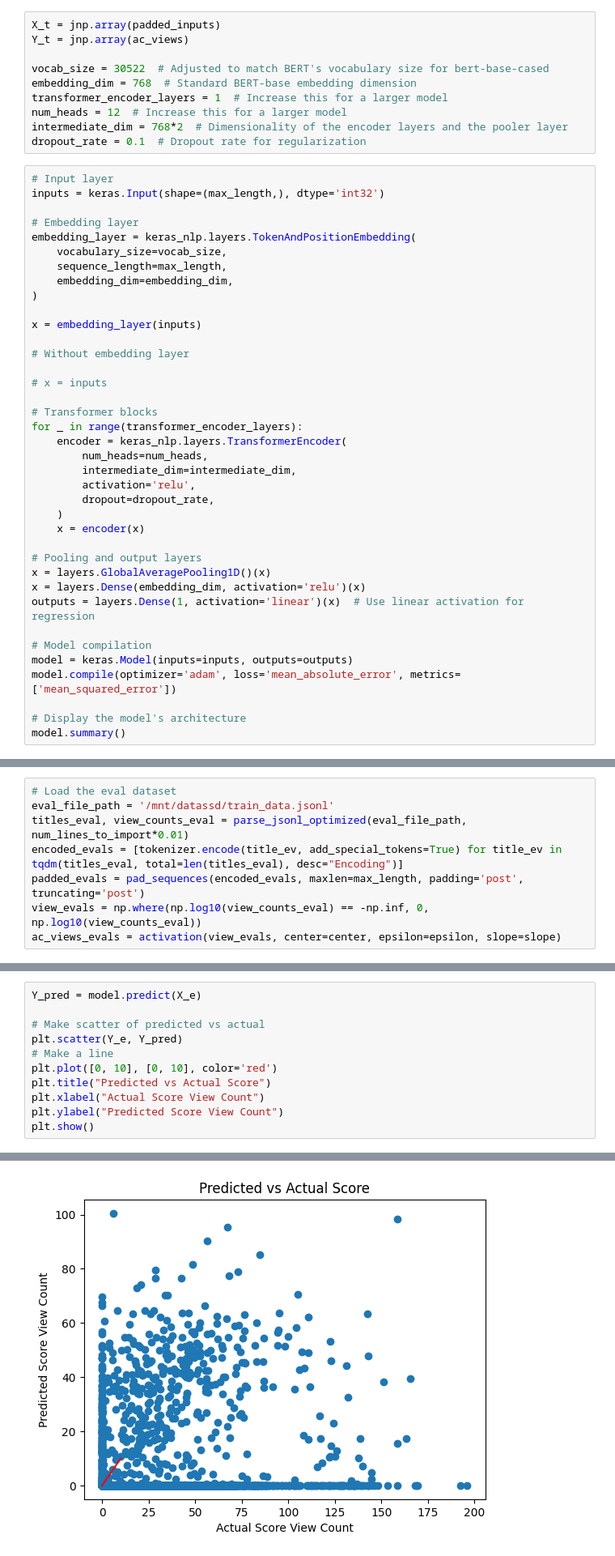
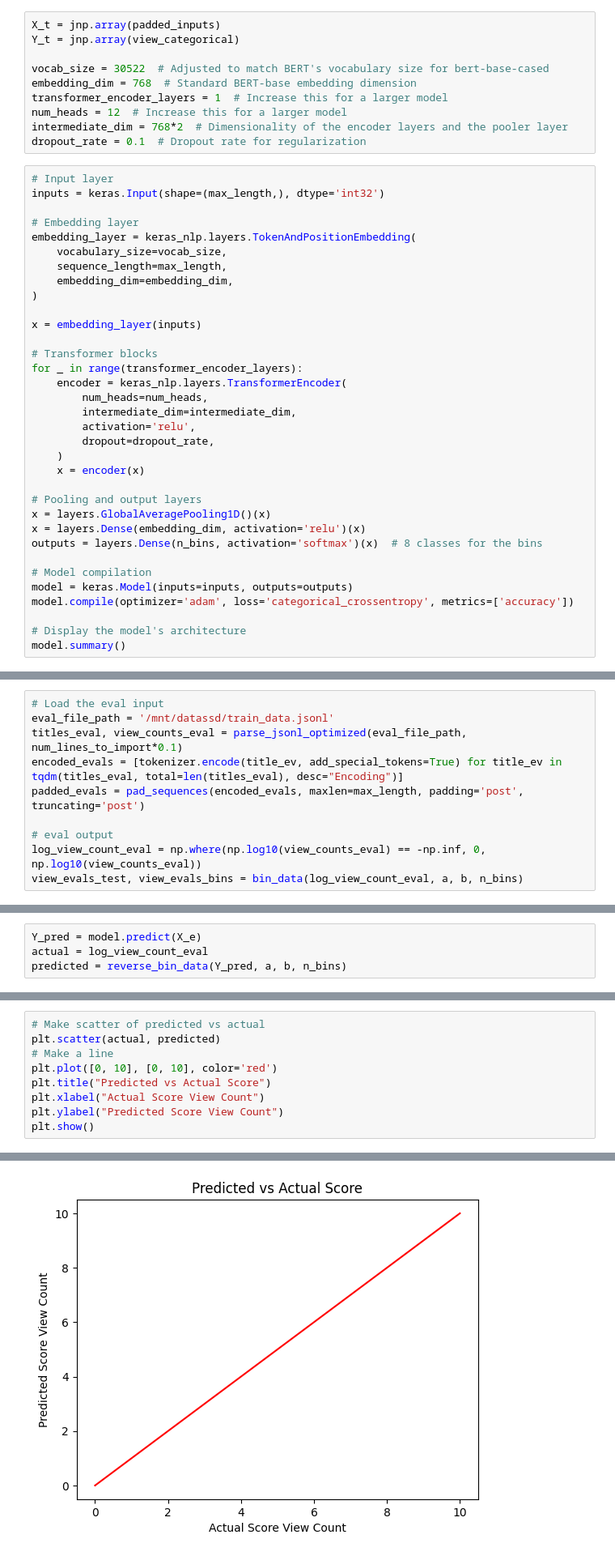
Before and after one commit to Roy3838/TitleTransformers, a Jupyter notebook: 2.0/title_model.ipynb, the cells around one changed output, grey strips where cells are left out. Shown: that part at 81% size. Cells and saved outputs as stored; diff of their text form.

Commit message:
categorical model update

```diff
--- a/2.0/title_model.ipynb
+++ b/2.0/title_model.ipynb
@@ -236,7 +235,7 @@ sample
  '[CLS] Sagittarius 2020 Forecast ~ Your Must Have Year Ahead ~ [SEP] [PAD] [PAD] [PAD] [PAD] [PAD] [PAD] [PAD] [PAD] [PAD] [PAD] [PAD] [PAD] [PAD] [PAD] [PAD] [PAD] [PAD] [PAD] [PAD] [PAD] [PAD] [PAD ...
 # %%
 X_t = jnp.array(padded_inputs)
-Y_t = jnp.array(ac_views)
+Y_t = jnp.array(view_categorical)
 
 vocab_size = 30522  # Adjusted to match BERT's vocabulary size for bert-base-cased
 embedding_dim = 768  # Standard BERT-base embedding dimension
@@ -256,10 +255,6 @@ embedding_layer = keras_nlp.layers.TokenAndPositionEmbedding(
 )
 
 x = embedding_layer(inputs)
-
-# Without embedding layer
-
-# x = inputs
 
 # Transformer blocks
 for _ in range(transformer_encoder_layers):
@@ -274,11 +269,11 @@ for _ in range(transformer_encoder_layers):
 # Pooling and output layers
 x = layers.GlobalAveragePooling1D()(x)
 x = layers.Dense(embedding_dim, activation='relu')(x)
-outputs = layers.Dense(1, activation='linear')(x)  # Use linear activation for regression
+outputs = layers.Dense(n_bins, activation='softmax')(x)  # 8 classes for the bins
 
 # Model compilation
 model = keras.Model(inputs=inputs, outputs=outputs)
-model.compile(optimizer='adam', loss='mean_absolute_error', metrics=['mean_squared_error'])
+model.compile(optimizer='adam', loss='categorical_crossentropy', metrics=['accuracy'])
 
 # Display the model's architecture
 model.summary()
@@ -333,10 +329,12 @@ Epoch 5/5
 # %% [markdown]
 # Evaluation
 # %%
-# Load the eval dataset
+# Load the eval input
 eval_file_path = '/mnt/datassd/train_data.jsonl'
-titles_eval, view_counts_eval = parse_jsonl_optimized(eval_file_path, num_lines_to_import*0.01)
+titles_eval, view_counts_eval = parse_jsonl_optimized(eval_file_path, num_lines_to_import*0.1)
 encoded_evals = [tokenizer.encode(title_ev, add_special_tokens=True) for title_ev in tqdm(titles_eval, total=len(titles_eval), desc="Encoding")]
 padded_evals = pad_sequences(encoded_evals, maxlen=max_length, padding='post', truncating='post')
-view_evals = np.where(np.log10(view_counts_eval) == -np.inf, 0, np.log10(view_counts_eval))
-ac_views_evals = activation(view_evals, center=center, epsilon=epsilon, slope=slope)
+
+# eval output
+log_view_count_eval = np.where(np.log10(view_counts_eval) == -np.inf, 0, np.log10(view_counts_eval))
+view_evals_test, view_evals_bins = bin_data(log_view_count_eval, a, b, n_bins)
@@ -345 +345,5 @@ Y_e = jnp.array(ac_views_evals)
 X_e = jnp.array(padded_evals)
+# %%
+Y_pred = model.predict(X_e)
+actual = log_view_count_eval
+predicted = reverse_bin_data(Y_pred, a, b, n_bins)
@@ -346,8 +366,6 @@ X_e = jnp.array(padded_evals)
 # %%
-Y_pred = model.predict(X_e)
-
 # Make scatter of predicted vs actual
-plt.scatter(Y_e, Y_pred)
+plt.scatter(actual, predicted)
 # Make a line
 plt.plot([0, 10], [0, 10], color='red')
 plt.title("Predicted vs Actual Score")
@@ -359 +376 @@ plt.show()
-[figure, old version]
+[figure, new version]
```
Also changed, not shown: parts of 27 cells of this notebook, 1 other file.
